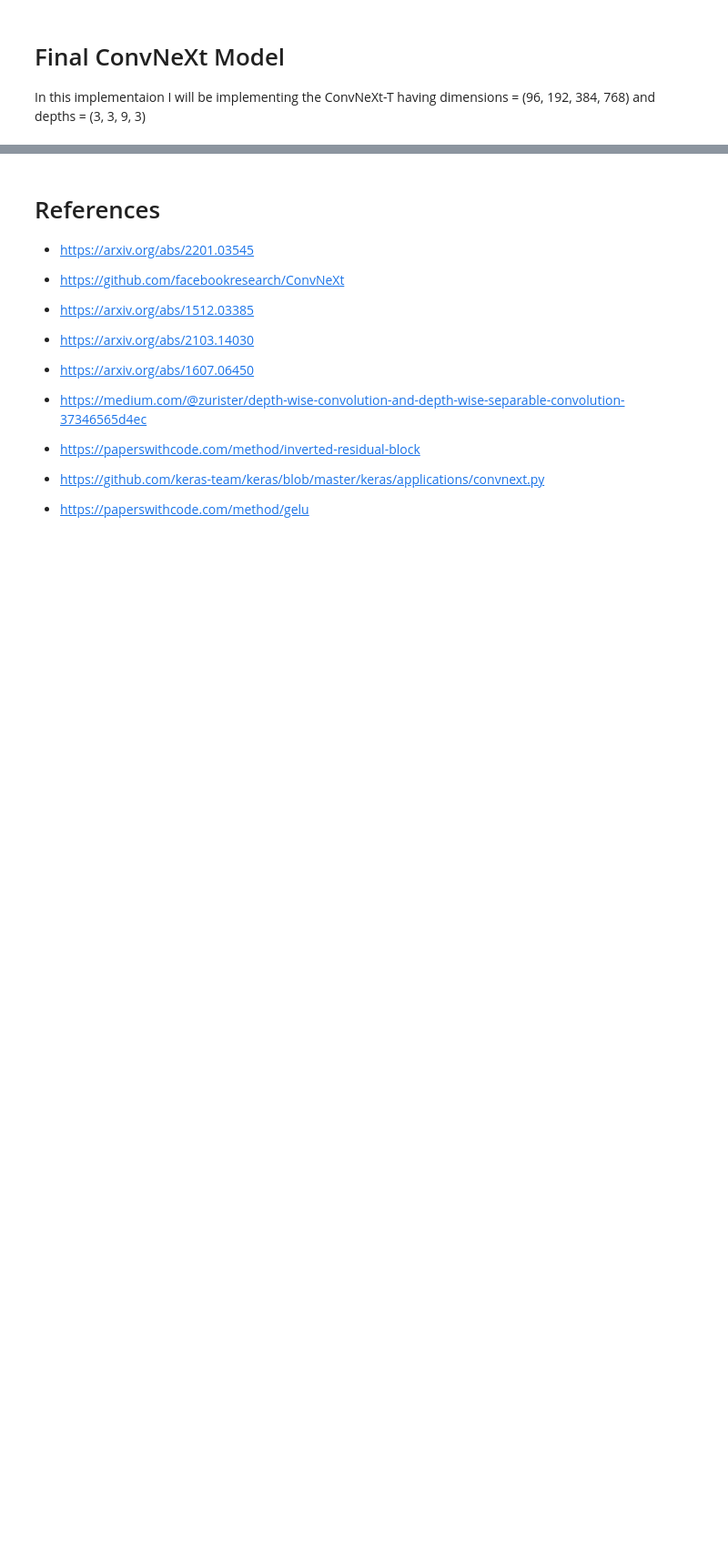
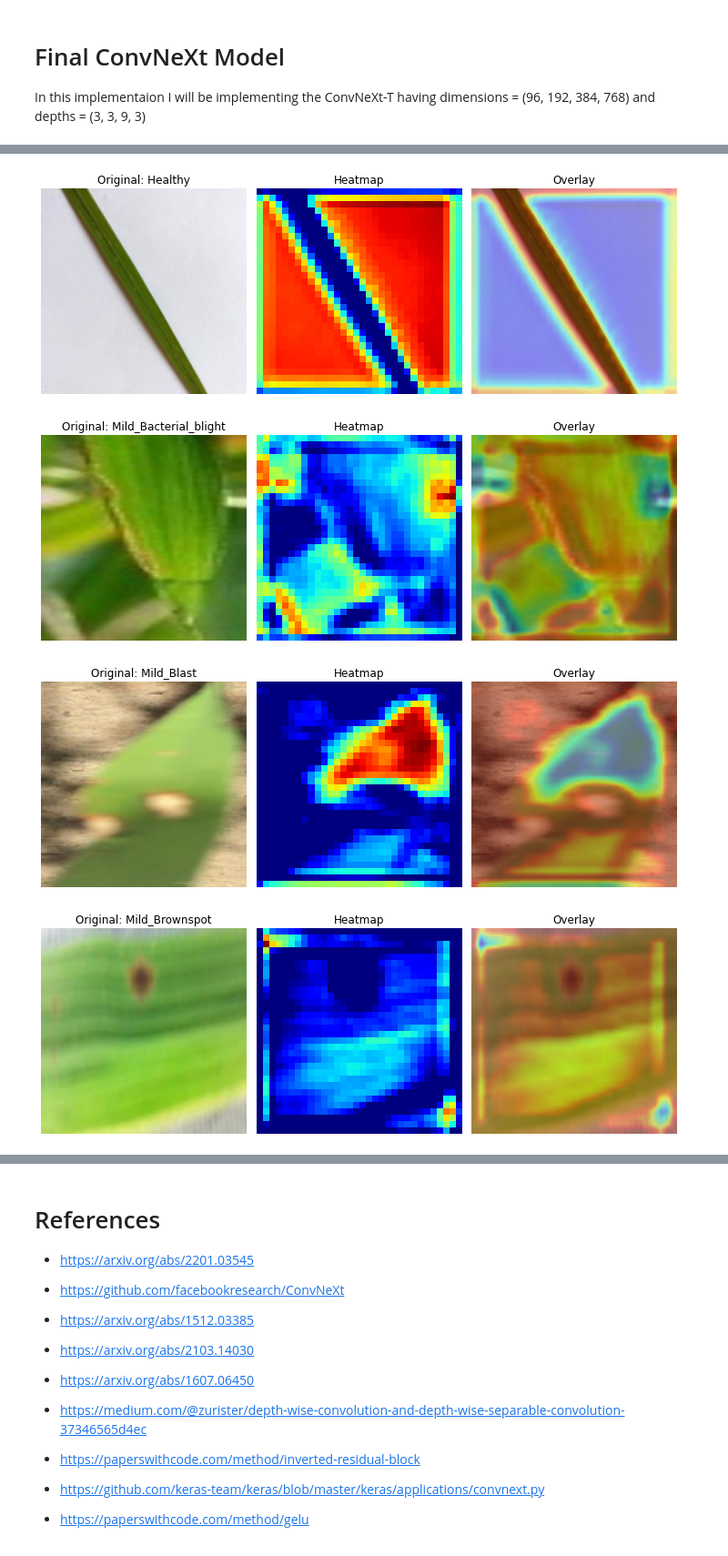
Before and after one commit to Pronoy-Deb/Research_Works, a Jupyter notebook: convnext-model.ipynb, the cells around one changed output, grey strips where cells are left out. Shown at 91% size. Saved outputs shown, nothing was run; the diff lists cells and outputs as text; code cells hidden in the pictures; blank space fills up the shorter version.

```diff
--- a/convnext-model.ipynb
+++ b/convnext-model.ipynb
@@ -630,0 +677,72 @@ plt.show()
+# %%
+# -------------------------
+# Grad-CAM Heatmaps
+# -------------------------
+def make_gradcam_heatmap(img_array, model, last_conv_layer_name, pred_index=None):
+    grad_model = tf.keras.models.Model(
+        [model.inputs],
+        [model.get_layer(last_conv_layer_name).output, model.output]
+    )
+
+    with tf.GradientTape() as tape:
+        conv_outputs, predictions = grad_model(img_array)
+        if pred_index is None:
+            pred_index = tf.argmax(predictions[0])
+        class_channel = predictions[:, pred_index]
+
+    grads = tape.gradient(class_channel, conv_outputs)
+    pooled_grads = tf.reduce_mean(grads, axis=(0, 1, 2))
+    conv_outputs = conv_outputs[0]
+
+    heatmap = conv_outputs @ pooled_grads[..., tf.newaxis]
+    heatmap = tf.squeeze(heatmap)
+    heatmap = tf.maximum(heatmap, 0) / tf.math.reduce_max(heatmap)
+    return heatmap.numpy()
+
+def display_gradcam(img, heatmap, alpha=0.4):
+    import cv2
+    heatmap = cv2.resize(heatmap, (img.shape[1], img.shape[0]))
+    heatmap = np.uint8(255 * heatmap)
+    heatmap = cv2.applyColorMap(heatmap, cv2.COLORMAP_JET)
+    overlay = cv2.addWeighted(img.astype("uint8"), 1-alpha, heatmap, alpha, 0)
+    return overlay
+
+# Pick last conv layer name automatically
+last_conv_layer_name = [l.name for l in best_model.layers if isinstance(l, layers.Conv2D)][-1]
+
+# Use x_test / y_test for Grad-CAM
+for class_idx, class_name in enumerate(class_names):
+    indices = np.where(y_test == class_idx)[0]
+    if len(indices) == 0:
+        print(f"No samples found for class {class_name}, skipping...")
+        continue
+
+    idx = indices[0]
+    img_array = x_test[idx] * 255.0  # scale back to 0–255 for visualization
+    input_array = np.expand_dims(x_test[idx], axis=0)  # model expects normalized input (0–1)
+
+    # Grad-CAM heatmap
+    heatmap = make_gradcam_heatmap(input_array, best_model, last_conv_layer_name, pred_index=class_idx)
+    overlay = display_gradcam(img_array, heatmap)
+
+    # Plot results
+    fig, ax = plt.subplots(1, 3, figsize=(10, 4))
+    ax[0].imshow(img_array.astype("uint8"))
+    ax[0].set_title(f"Original: {class_name}")
+    ax[0].axis("off")
+
+    ax[1].imshow(heatmap, cmap="jet")
+    ax[1].set_title("Heatmap")
+    ax[1].axis("off")
+
+    ax[2].imshow(overlay)
+    ax[2].set_title("Overlay")
+    ax[2].axis("off")
+
+    plt.tight_layout()
+    plt.show()
+# %% [output]
+[figure, added]
+[figure, added]
+[figure, added]
+[figure, added]
```
Also changed, not shown: parts of 15 cells of this notebook.
